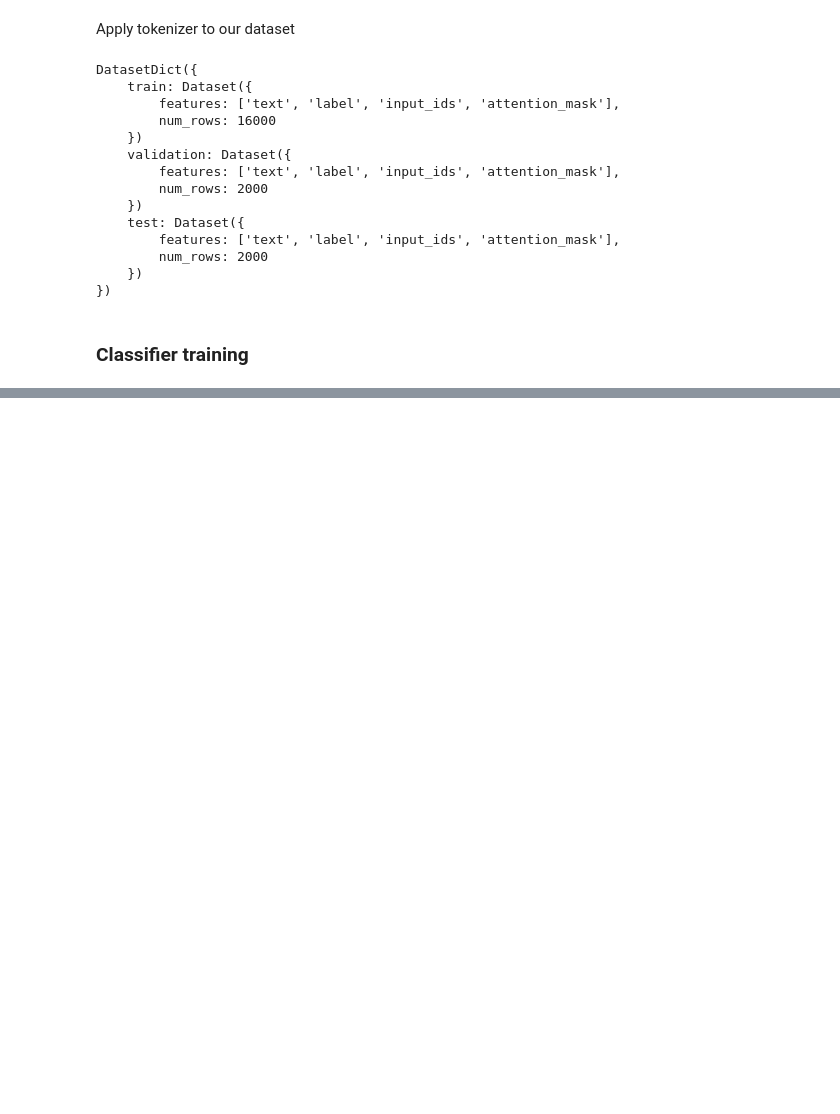
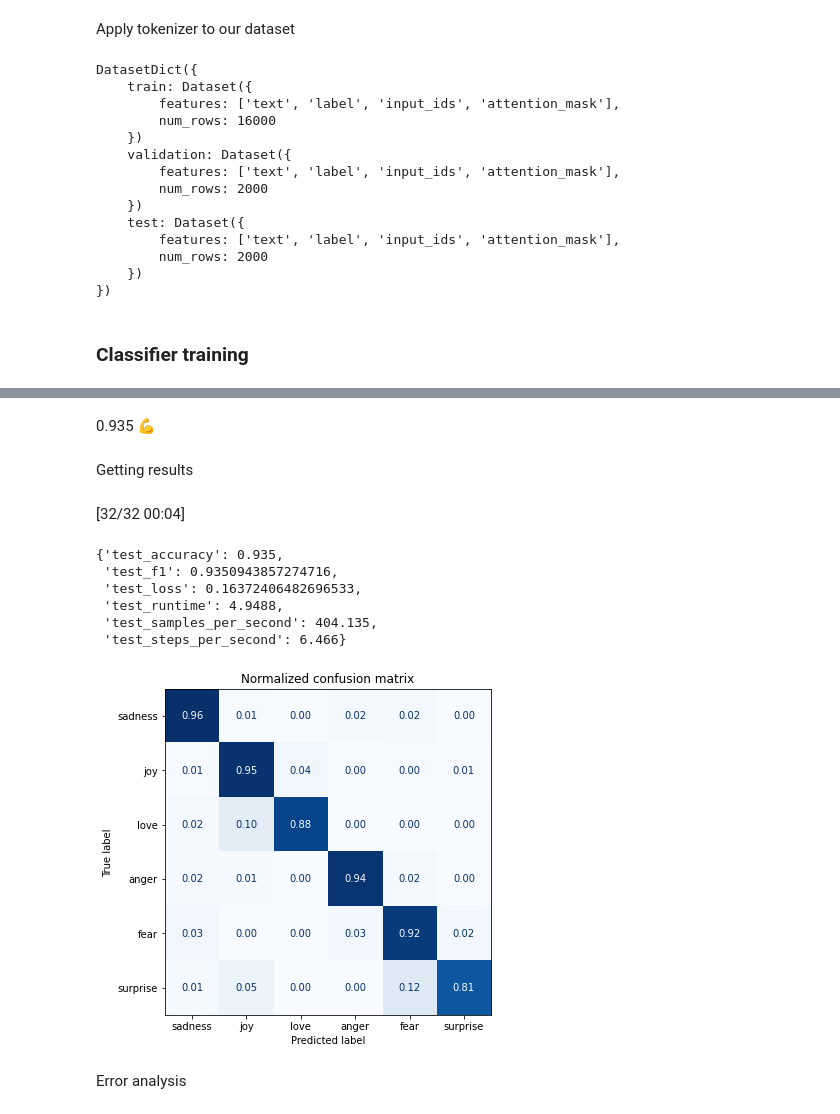
Before and after one commit to Gooogr/Book_nlp_with_transformers, a Jupyter notebook: ch2_text_classification.ipynb, the cells around one changed output, grey strips where cells are left out. Saved outputs shown, nothing was run; the diff lists cells and outputs as text; code cells hidden in the pictures; blank space fills up the shorter version.

```diff
--- a/ch2_text_classification.ipynb
+++ b/ch2_text_classification.ipynb
@@ -186,0 +392,12 @@ device in use: cuda
+# %%
+training_args = TrainingArguments(output_dir=model_name,
+                                num_train_epochs=2,
+                                learning_rate=2e-5,
+                                per_device_train_batch_size=batch_size,
+                                per_device_eval_batch_size=batch_size,
+                                weight_decay=0.01,
+                                evaluation_strategy="epoch",
+                                disable_tqdm=False,
+                                logging_steps=logging_steps,
+                                push_to_hub=False, #let's skip this stuff
+                                log_level="error")
@@ -186,0 +411,8 @@ device in use: cuda
+# %%
+trainer = Trainer(model=model,
+                  args=training_args,
+                  compute_metrics=compute_metrics,
+                  train_dataset=emotion_encoded["train"],
+                  eval_dataset=emotion_encoded["validation"],
+                  tokenizer=tokenizer)
+trainer.train()
@@ -186,0 +425,25 @@ device in use: cuda
+# %% [markdown]
+0.935 💪
+# %% [markdown]
+Getting results
+# %%
+preds_output = trainer.predict(emotion_encoded["validation"])
+# %% [output]
+[32/32 00:04]
+# %%
+preds_output.metrics
+# %% [output]
+{'test_accuracy': 0.935,
+ 'test_f1': 0.9350943857274716,
+ 'test_loss': 0.16372406482696533,
+ 'test_runtime': 4.9488,
+ 'test_samples_per_second': 404.135,
+ 'test_steps_per_second': 6.466}
+# %%
+y_preds = np.argmax(preds_output.predictions, axis=1)
+# %%
+plot_confusion_matrix(y_preds, y_valid, labels)
+# %% [output]
+[figure, added]
+# %% [markdown]
+Error analysis
```
Also changed, not shown: parts of 46 cells of this notebook.
